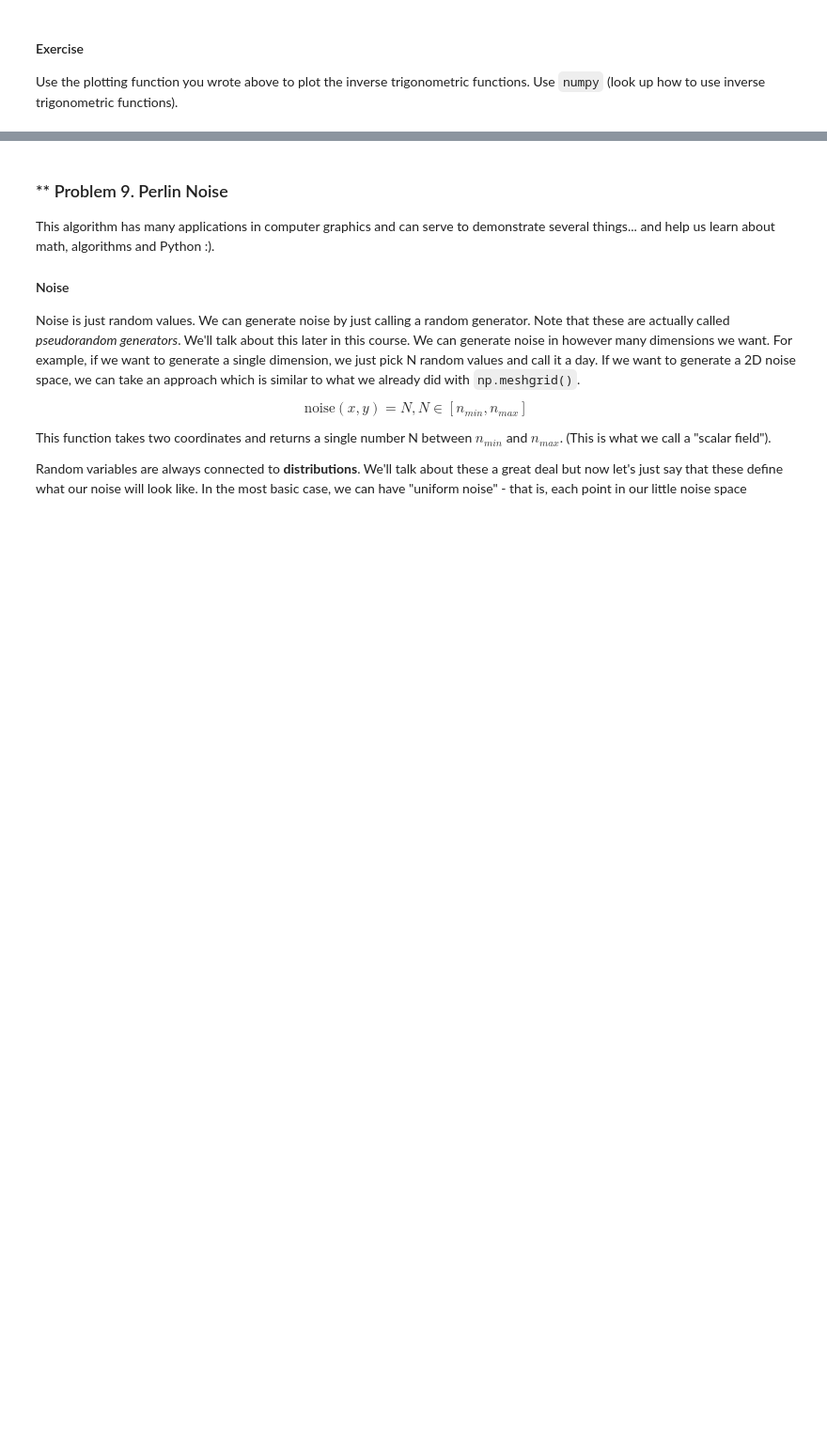
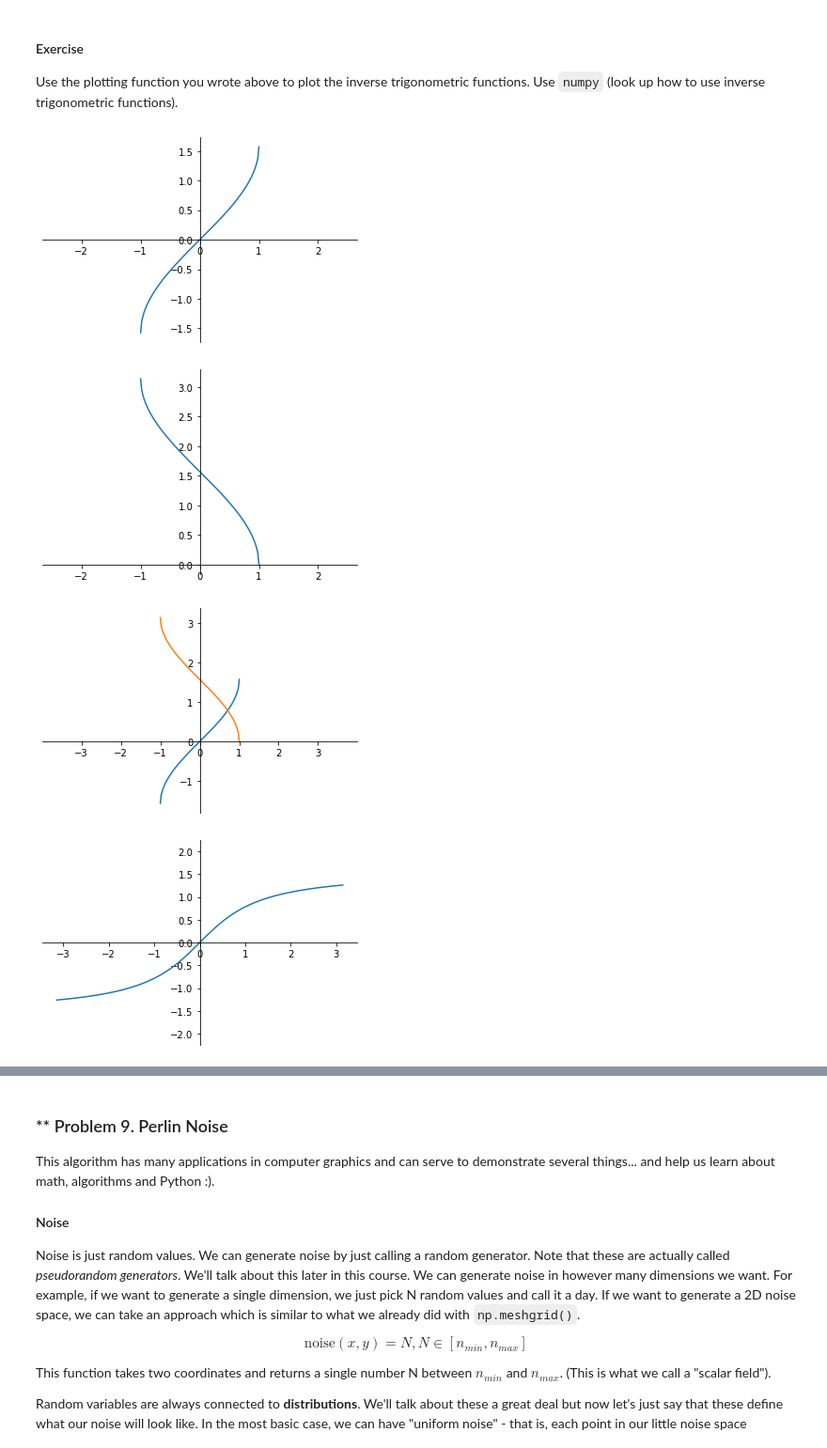
Before and after one commit to dimitrovmartin/SoftUni-Projects, a Jupyter notebook: Artificial-Intelligence/Math-Concepts-For-Developers/02. High-School-Maths-Exercise/High-School Maths Exercise.ipynb, the cells around one changed output, grey strips where cells are left out. Shown at 94% size. Drawn from its saved outputs; the diff is of its cells as text; code cells hidden in the pictures; blank space fills up the shorter version.

Commit message:
Added High school maths homework

````diff
--- a/Artificial-Intelligence/Math-Concepts-For-Developers/02. High-School-Maths-Exercise/High-School Maths Exercise.ipynb
+++ b/Artificial-Intelligence/Math-Concepts-For-Developers/02. High-School-Maths-Exercise/High-School Maths Exercise.ipynb
@@ -439,12 +420,14 @@ ax.spines["right"].set_visible(False)
 
 This should look better now. We can, of course, do much better (e.g. remove the double 0 at the origin and replace it with a single one), but this is left as an exercise for the reader :).
 # %%
+x = np.linspace(-3, 5, 1000)
+y = 2 * x + 3
+plt.plot(x, y)
 ax = plt.gca()
 ax.spines["bottom"].set_position("zero")
 ax.spines["left"].set_position("zero")
 ax.spines["top"].set_visible(False)
 ax.spines["right"].set_visible(False)
-plt.plot(x, y)
 plt.show()
 # %% [output]
 [figure]
@@ -500,7 +530,3 @@ To do this, we'll need to improve our plotting function yet once. This time we'l
 vectorized_fs = [np.vectorize(f) for f in functions]
 ys = [vectorized_f(x) for vectorized_f in vectorized_fs]
 ```
-# %%
-def plot_math_functions(functions, min_x, max_x, num_points):
-    # Write your code here
-    pass
@@ -573,0 +626,35 @@ Use the plotting function you wrote above to plot the inverse trigonometric func
+# %%
+def get_axes(functions, min_x, max_x, num_points):
+    x = np.linspace(min_x, max_x, num_points)
+    vectorized_fs = [np.vectorize(f) for f in functions]
+    y = [vectorized_f(x) for vectorized_f in vectorized_fs]
+    return x, y
+
+
+def plot(x, y):
+    for p in y:
+        plt.plot(x, p)
+    ax = plt.gca()
+    ax.spines["bottom"].set_position("zero")
+    ax.spines["left"].set_position("zero")
+    ax.spines["top"].set_visible(False)
+    ax.spines["right"].set_visible(False)
+    plt.axis('equal')
+    plt.show()
+
+
+def plot_math_functions(f, min_x, max_x, num_points):
+    x, y = get_axes(f, min_x, max_x, num_points)
+    return plot(x, y)
+# %%
+plot_math_functions([lambda x: np.arcsin(x)], -1, 1, 120)
+plot_math_functions([lambda x: np.arccos(x)], -1, 1, 120)
+plot_math_functions([lambda x: np.arcsin(x), lambda x: np.arccos(x)], -1, 1, 120)
+plot_math_functions([lambda x: np.arctan(x)], -np.pi, np.pi, 120)
+plot_math_functions([lambda x: pi / 2 - np.arctan(x)], -np.pi, np.pi, 120)
+plot_math_functions([lambda x: np.arctan(x), lambda x: pi / 2 - np.arctan(x)], -np.pi, np.pi, 120)
+# %% [output]
+[figure, added]
+[figure, added]
+[figure, added]
+[figure, added]
````
Also changed, not shown: parts of 35 cells of this notebook.
